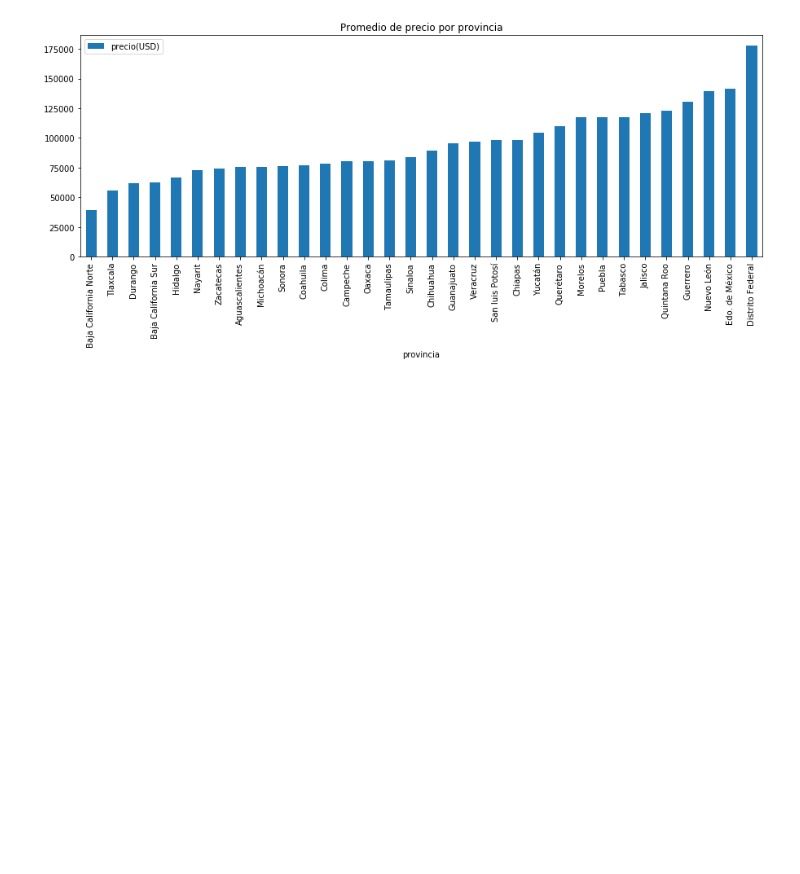
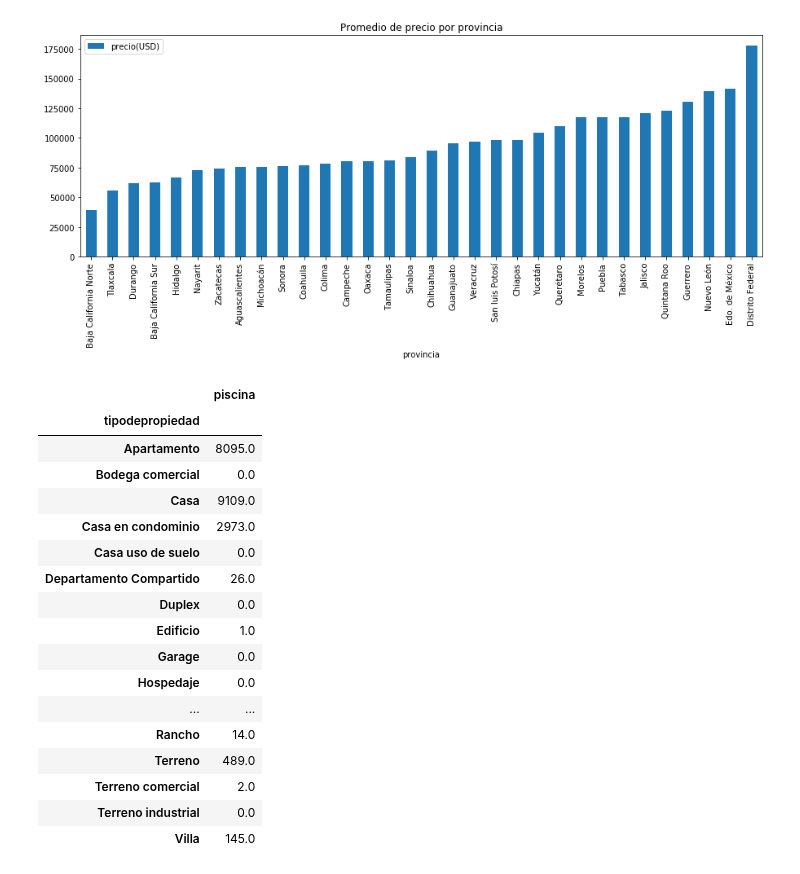
Before and after one commit to JuanCruzCastroLopez/tp1-zonajobs-analysis, a Jupyter notebook: zonajobs-analysis.ipynb, the cells around one changed output. Saved outputs shown, nothing was run; the diff lists cells and outputs as text; code cells hidden in the pictures; blank space fills up the shorter version.

```diff
--- a/zonajobs-analysis.ipynb
+++ b/zonajobs-analysis.ipynb
@@ -150,0 +144,26 @@ precioPorProvincia.plot(kind='bar', figsize=(15, 5), rot=90,
+# %%
+#Creo dataframe que tenga como columnas tipoDePropiedad y los piscina
+piscinaPorTipoPropiedad = propiedades[['tipodepropiedad','piscina']].dropna(subset=['tipodepropiedad'])
+#piscinaPorTipoPropiedad.count()
+#piscinaPorTipoPropiedad.head()
+piscinaPorTipoPropiedad = piscinaPorTipoPropiedad.groupby(['tipodepropiedad']).sum()
+piscinaPorTipoPropiedad
+# %% [output]
+|  | piscina |
+| tipodepropiedad |  |
+| Apartamento | 8095.0 |
+| Bodega comercial | 0.0 |
+| Casa | 9109.0 |
+| Casa en condominio | 2973.0 |
+| Casa uso de suelo | 0.0 |
+| Departamento Compartido | 26.0 |
+| Duplex | 0.0 |
+| Edificio | 1.0 |
+| Garage | 0.0 |
+| Hospedaje | 0.0 |
+| ... | ... |
+| Rancho | 14.0 |
+| Terreno | 489.0 |
+| Terreno comercial | 2.0 |
+| Terreno industrial | 0.0 |
+| Villa | 145.0 |
```
Also changed, not shown: parts of 12 cells of this notebook.
